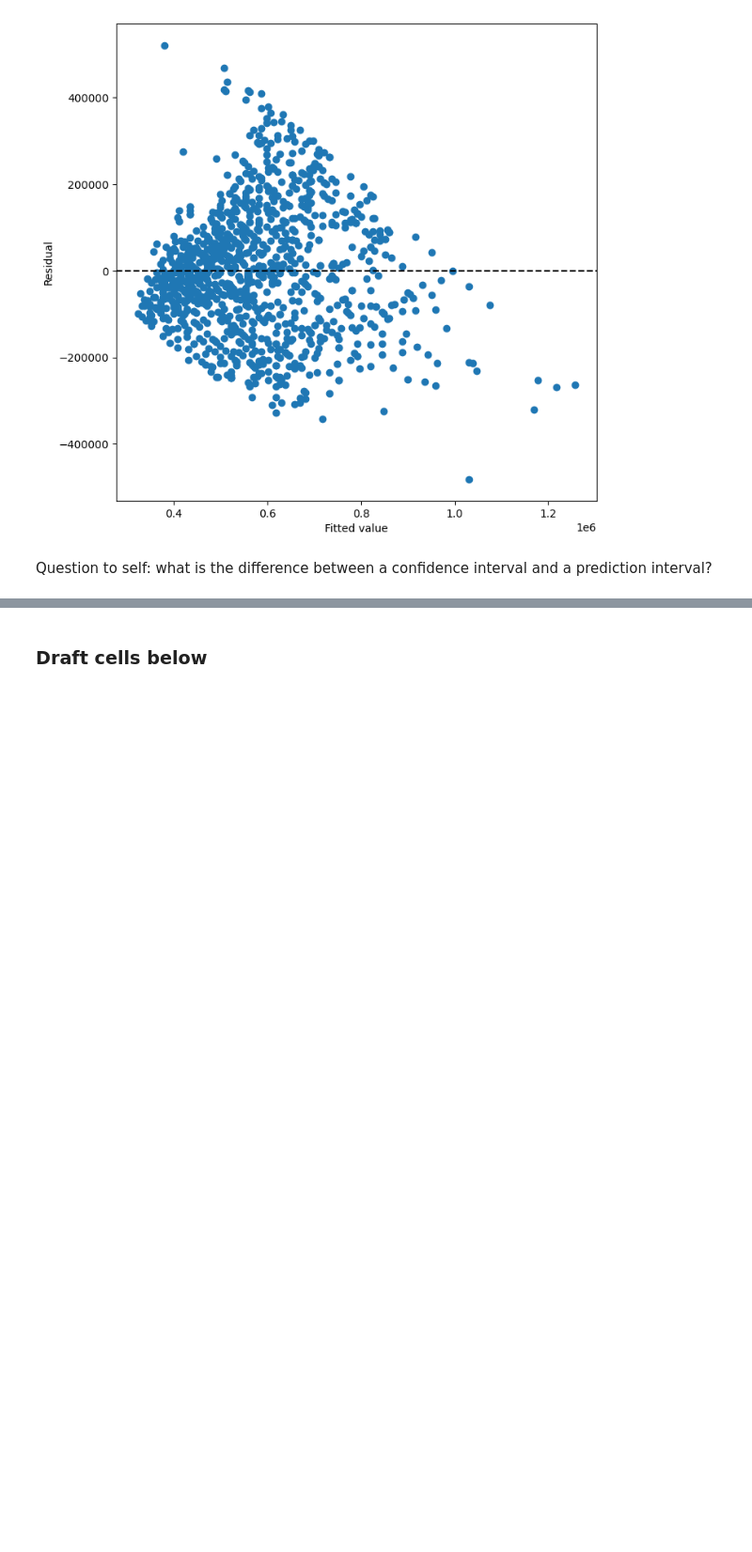
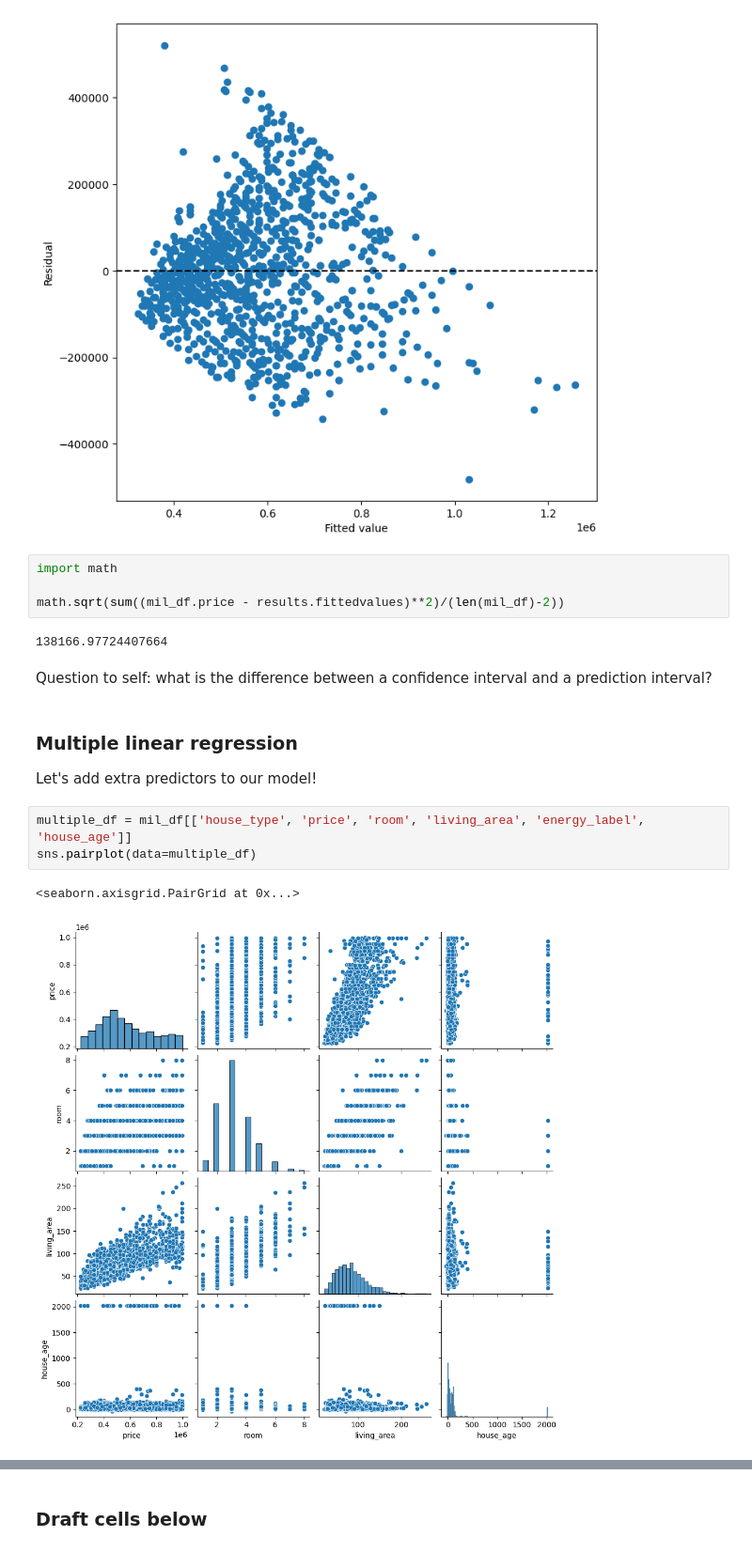
Before and after one commit to luukvanroessel/ML, a Jupyter notebook: funda.ipynb, the cells around one changed output, grey strips where cells are left out. Shown at 94% size. Cells and saved outputs as stored; diff of their text form; blank space fills up the shorter version.

Commit message:
Start multiple regression

```diff
--- a/funda.ipynb
+++ b/funda.ipynb
@@ -187,5 +198,21 @@ ax.axhline(0, c='k', ls='--')
 # %% [output]
 <matplotlib.lines.Line2D at 0x...>
 [figure]
+# %%
+import math
+
+math.sqrt(sum((mil_df.price - results.fittedvalues)**2)/(len(mil_df)-2))
+# %% [output]
+138166.97724407664
 # %% [markdown]
 Question to self: what is the difference between a confidence interval and a prediction interval?
+# %% [markdown]
+### Multiple linear regression
+
+Let's add extra predictors to our model!
+# %%
+multiple_df = mil_df[['house_type', 'price', 'room', 'living_area', 'energy_label', 'house_age']]
+sns.pairplot(data=multiple_df)
+# %% [output]
+<seaborn.axisgrid.PairGrid at 0x...>
+[figure, added]
```
Also changed, not shown: parts of 10 cells of this notebook.
